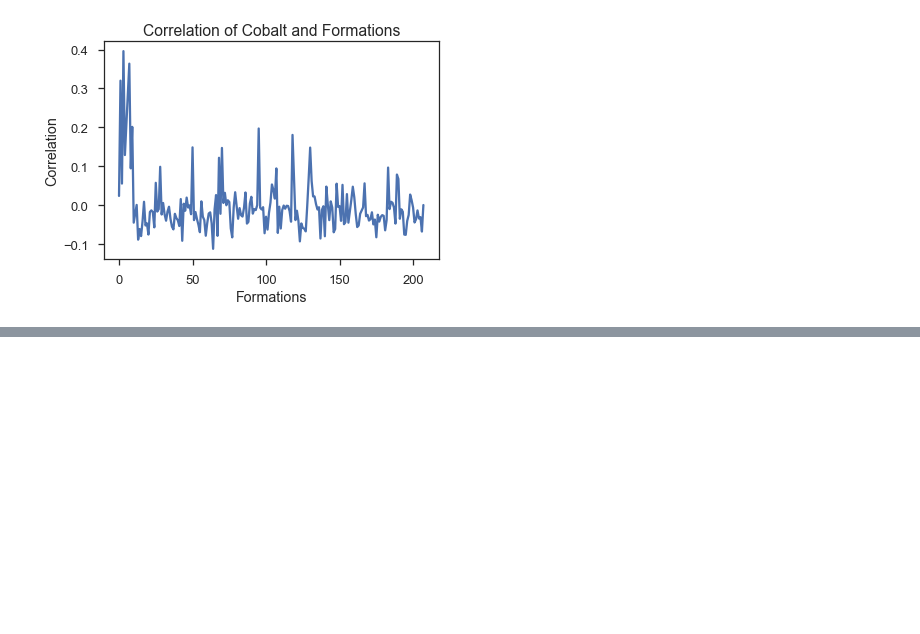
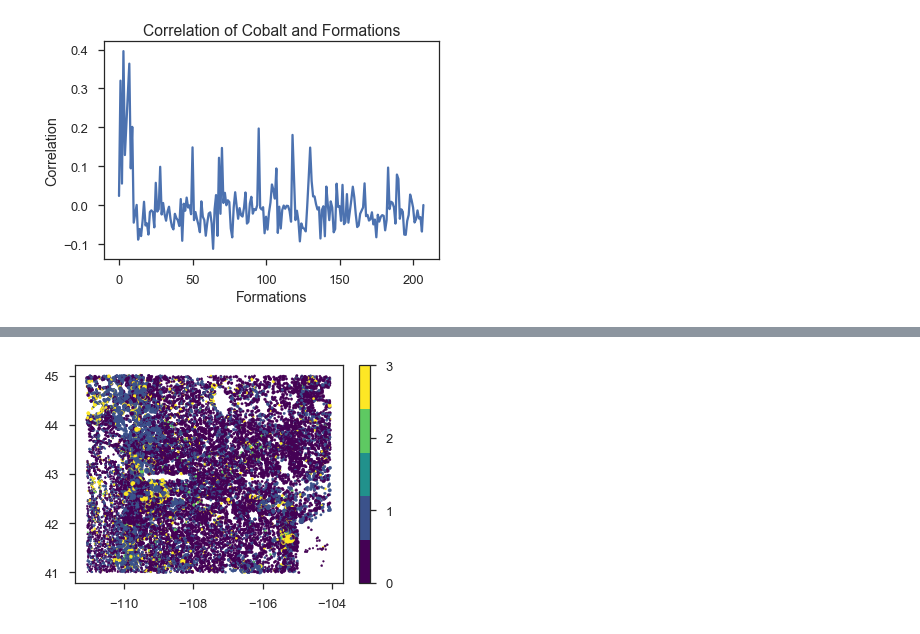
Before and after one commit to jessepisel/criticalandstrategic, a Jupyter notebook: Critical and strategic EDA with formations.ipynb, the cells around one changed output, grey strips where cells are left out. Saved outputs shown, nothing was run; the diff lists cells and outputs as text; code cells hidden in the pictures; blank space fills up the shorter version.

```diff
--- a/Critical and strategic EDA with formations.ipynb
+++ b/Critical and strategic EDA with formations.ipynb
@@ -93,0 +113,6 @@ array(['Absaroka Volcanic Supergroup: Hominy Peak Formation',
+# %%
+plt.scatter(data['longitude'], data['latitude'], s=data['ti_ppm']/500, c=cluster_label, cmap=plt.cm.get_cmap('viridis',5))
+cb= plt.colorbar(ticks=range(5))
+cb.set_ticklabels(['0','1','2','3','4'])
+# %% [output]
+[figure, added]
```
Also changed, not shown: parts of 14 cells of this notebook, 1 other file.
